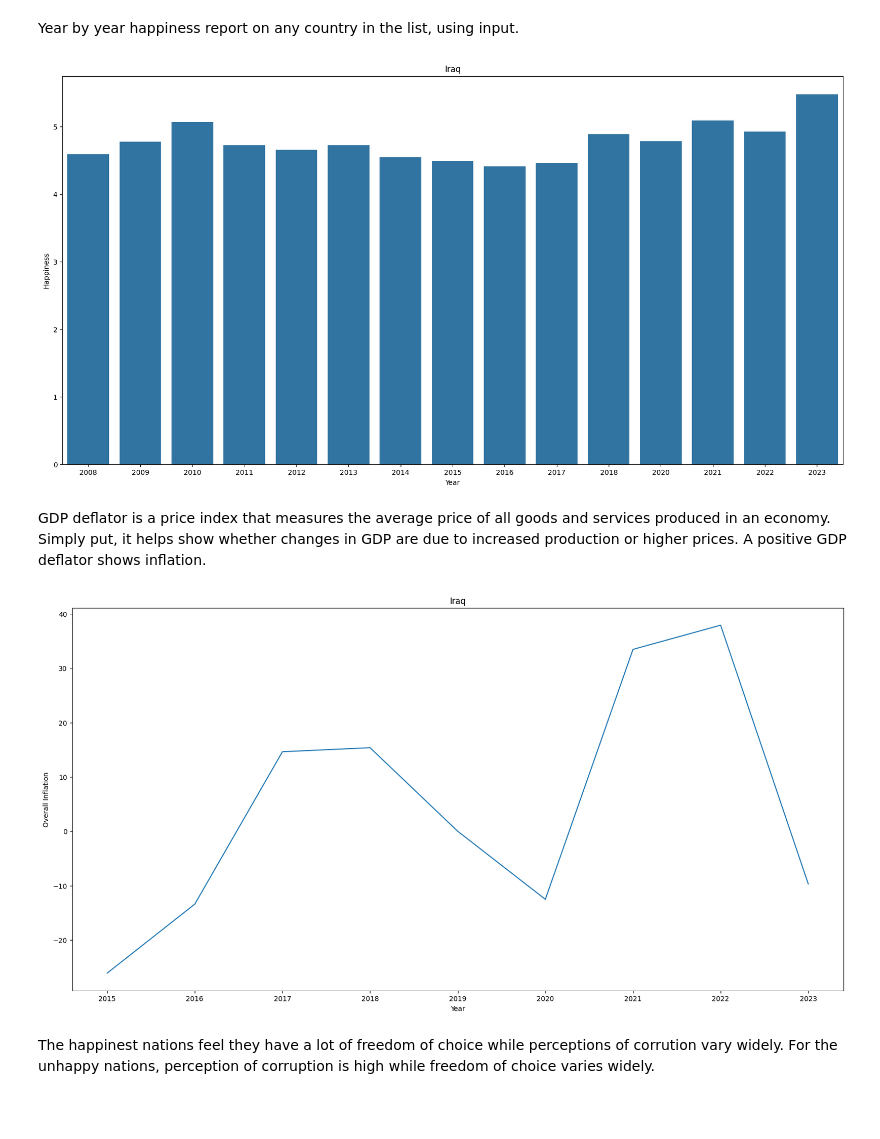
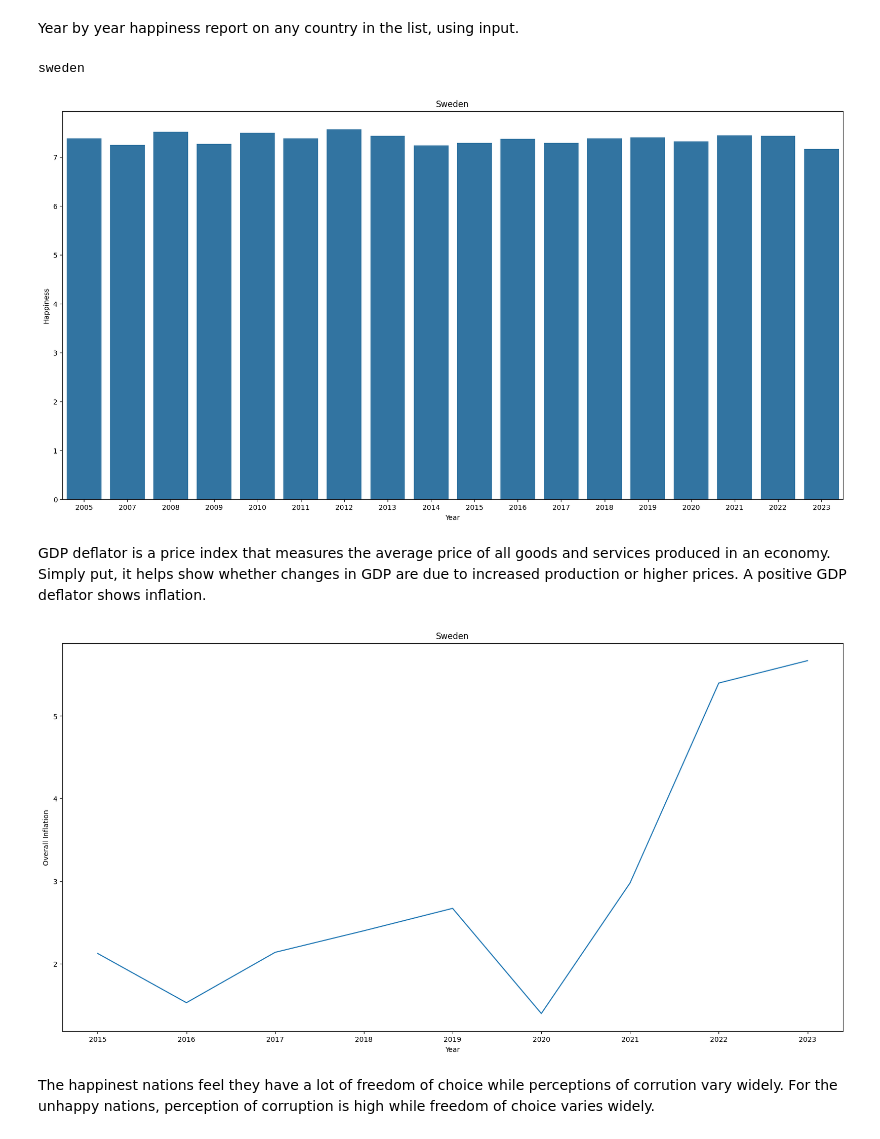
Before and after one commit to tara-hylton/world_happiness, a Jupyter notebook: world happiness.ipynb, the cells around one changed output. Drawn from its saved outputs; the diff is of its cells as text; code cells hidden in the pictures; blank space fills up the shorter version.

```diff
--- a/world happiness.ipynb
+++ b/world happiness.ipynb
@@ -348,29 +360,74 @@ plt.show()
 # %% [markdown]
 Year by year happiness report on any country in the list, using input.
 # %%
-coutry_input = input("What country would you like to see a happiness report on?")
-w_h_data2 = w_h_data[w_h_data['country_name'] == coutry_input]
+def check_country(name: str) -> bool:
+    name = name.title()
+    if (w_h_data['country_name'] == name).any():
+        country_input = name.title()
+        # print(country_input)
+        return country_input
+
+    else:
+        print("That does not exist on the list, please try again.")
+
+
+country_input = input("What country would you like to see a happiness report on?")
+check_country(country_input)
+
+w_h_data2 = w_h_data[w_h_data['country_name'] == country_input.title()]
+print(country_input)
 plt.figure(figsize=(20,10))
 ax = sns.barplot(x='year', y='life_ladder', data=w_h_data2, errorbar=None)
 ax.set_xlabel("Year")
 ax.set_ylabel("Happiness")
-plt.title(coutry_input)
+plt.title(country_input.title())
 plt.show()
+
+while True:
+    answer = input("Would you like to try another country? y/n").lower()
+    if answer in "y":
+        check_country(country_input)
+    elif answer in "n":
+        break
+    else:
+        print("Try again")
 # %% [output]
+sweden
-[figure, old version]
+[figure, new version]
 # %% [markdown]
 GDP deflator is a price index that measures the average price of all goods and services produced in an economy. Simply put, it helps show whether changes in GDP are due to increased production or higher prices. A positive GDP deflator shows inflation.
 # %%
-coutry_input2 = input("What country would you like to see an inflation report on?")
-inf_data2 = inf_data[inf_data['country'] == coutry_input2]
+def check_country2(name2: str) -> bool:
+    name2 = name2.title()
+    if (inf_data['country'] == name2).any():
+        country_input2 = name2.title()
+        # print(country_input)
+        return country_input2
+
+    else:
+        print("That does not exist on the list, please try again.")
+
+country_input2 = input("What country would you like to see a inflation report on?")
+check_country(country_input2)
+
+inf_data2 = inf_data[inf_data['country'] == country_input2.title()]
 plt.figure(figsize=(20,10))
 ax = sns.lineplot(x='year', y='gdp_deflator_index', data=inf_data2, errorbar=None)
 ax.set_xlabel("Year")
 ax.set_ylabel("Overall Inflation")
-plt.title(coutry_input2)
+plt.title(country_input2.title())
 plt.show()
+
+while True:
+    answer = input("Would you like to try another country? y/n").lower()
+    if answer in "y":
+        check_country2(country_input2)
+    elif answer in "n":
+        break
+    else:
+        print("Try again")
 # %% [output]
-[figure, old version]
+[figure, new version]
 # %% [markdown]
 The happinest nations feel they have a lot of freedom of choice while perceptions of corrution vary widely.
 For the unhappy nations, perception of corruption is high while freedom of choice varies widely.
```
Also changed, not shown: parts of 7 cells of this notebook, 2 other files.
